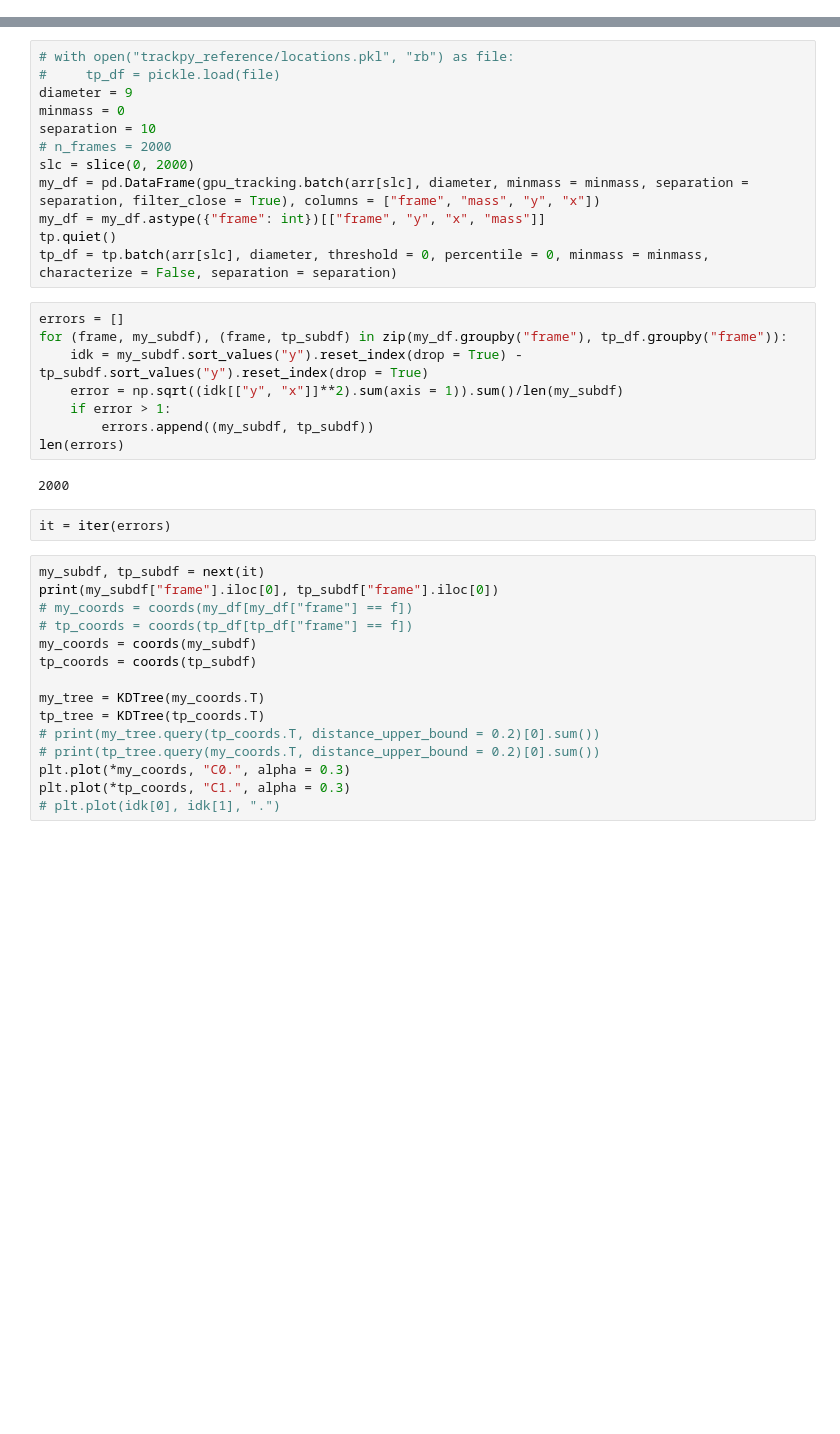
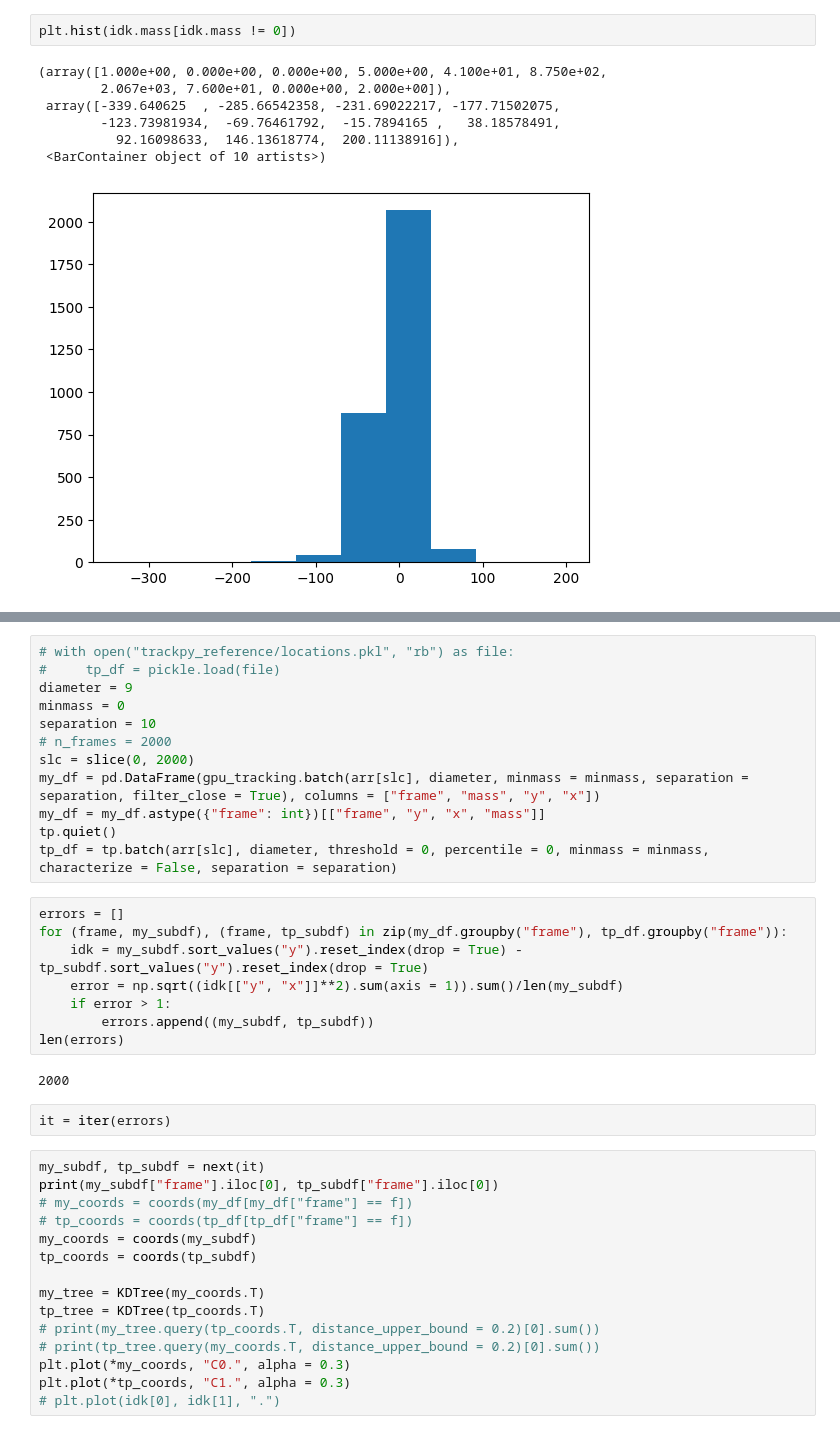
Before and after one commit to amfaber/tracking_optimizations, a Jupyter notebook: gpu-tracking/testing/explore.ipynb, the cells around one changed output, grey strips where cells are left out. Saved outputs shown, nothing was run; the diff lists cells and outputs as text; blank space fills up the shorter version.

```diff
--- a/gpu-tracking/testing/explore.ipynb
+++ b/gpu-tracking/testing/explore.ipynb
@@ -65,0 +99,10 @@ r'c:\Users\andre\anaconda3\envs\tracking-script\lib\site-packages'.replace(r"\",
+# %%
+plt.hist(idk.mass[idk.mass != 0])
+# %% [output]
+(array([1.000e+00, 0.000e+00, 0.000e+00, 5.000e+00, 4.100e+01, 8.750e+02,
+        2.067e+03, 7.600e+01, 0.000e+00, 2.000e+00]),
+ array([-339.640625  , -285.66542358, -231.69022217, -177.71502075,
+        -123.73981934,  -69.76461792,  -15.7894165 ,   38.18578491,
+          92.16098633,  146.13618774,  200.11138916]),
+ <BarContainer object of 10 artists>)
+[figure, added]
```
Also changed, not shown: parts of 17 cells of this notebook, 14 other files.
